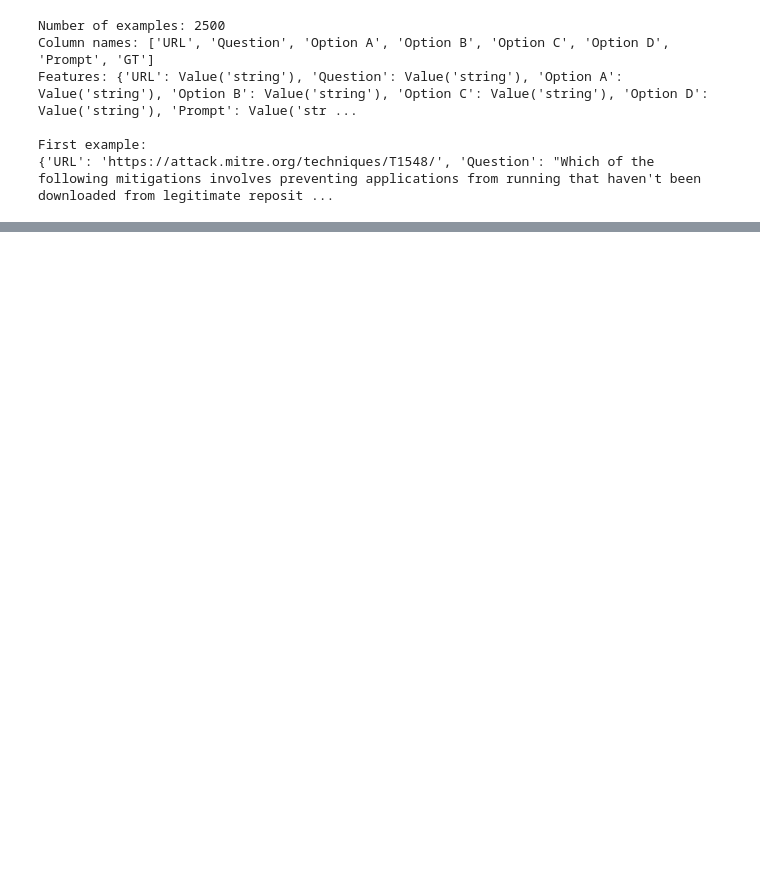
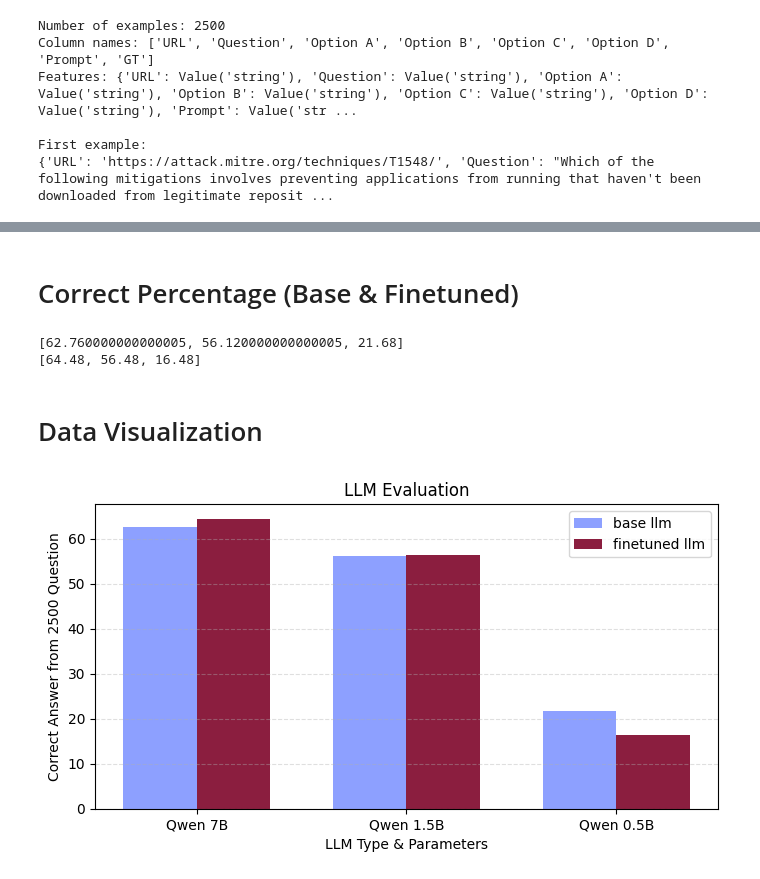
Before and after one commit to arizki787/ContinuedPretrainingLLM, a Jupyter notebook: LLM_PERFORMANCE_EVAL.ipynb, the cells around one changed output, grey strips where cells are left out. Saved outputs shown, nothing was run; the diff lists cells and outputs as text; code cells hidden in the pictures; blank space fills up the shorter version.

Commit message:
update : evaluation code (LLM_PERFORMANCE_EVAL), GGUF LLM (DELETED SOON). TODO : 1. analysis the result of the benchmark. 2. add graph for resource usage when training

```diff
--- a/LLM_PERFORMANCE_EVAL.ipynb
+++ b/LLM_PERFORMANCE_EVAL.ipynb
@@ -86,0 +37,22 @@ print(correct/2500*100)
+# %%
+response_base_path = [
+    "/mnt/d/Projects/CysecLLM/ContinuedPretrainingLLM/results/cti-mcq_Qwen2.5-7B-base_result.txt",
+    # "/mnt/d/Projects/CysecLLM/ContinuedPretrainingLLM/results/cti-mcq_Mistral-7B-base_result.txt",
+    # "/mnt/d/Projects/CysecLLM/ContinuedPretrainingLLM/results/cti-mcq_Qwen2.5-4B-base_result.txt",
+    # "/mnt/d/Projects/CysecLLM/ContinuedPretrainingLLM/results/cti-mcq_Mistral-4B-base_result.txt",
+    # "/mnt/d/Projects/CysecLLM/ContinuedPretrainingLLM/results/cti-mcq_Qwen2.5-4B-base_result.txt",
+    "/mnt/d/Projects/CysecLLM/ContinuedPretrainingLLM/results/cti-mcq_Qwen2.5-1.5B-base_result.txt",
+    "/mnt/d/Projects/CysecLLM/ContinuedPretrainingLLM/results/cti-mcq_Qwen2.5-0.5B-base_result.txt",
+]
+
+response_fintuned_path = [
+    "/mnt/d/Projects/CysecLLM/ContinuedPretrainingLLM/results/cti-mcq_Qwen2.5-7B-finetuned_result.txt",
+    # "/mnt/d/Projects/CysecLLM/ContinuedPretrainingLLM/results/cti-mcq_Mistral-7B-finetuned_result.txt",
+    # "/mnt/d/Projects/CysecLLM/ContinuedPretrainingLLM/results/cti-mcq_Qwen2.5-4B-finetuned_result.txt",
+    # "/mnt/d/Projects/CysecLLM/ContinuedPretrainingLLM/results/cti-mcq_Mistral-4B-finetuned_result.txt",
+    # "/mnt/d/Projects/CysecLLM/ContinuedPretrainingLLM/results/cti-mcq_Qwen2.5-4B-finetuned_result.txt",
+    "/mnt/d/Projects/CysecLLM/ContinuedPretrainingLLM/results/cti-mcq_Qwen2.5-1.5B-finetuned_result.txt",
+    "/mnt/d/Projects/CysecLLM/ContinuedPretrainingLLM/results/cti-mcq_Qwen2.5-0.5B-finetuned_result.txt",
+]
+# %% [markdown]
+# Correct Percentage (Base & Finetuned)
@@ -86,0 +87,32 @@ print(correct/2500*100)
+# %%
+print(llm_result_base)
+print(llm_result_finetuned)
+# %% [output]
+[62.760000000000005, 56.120000000000005, 21.68]
+[64.48, 56.48, 16.48]
+# %% [markdown]
+# Data Visualization
+# %%
+labels = ['Qwen 7B', 'Qwen 1.5B', 'Qwen 0.5B']
+x = np.arange(len(labels))
+width = 0.35
+
+plt.figure(figsize=(7,4))
+plt.bar(x - width/2, llm_result_base, width=width,
+        color='#8da0ff', label='base llm')
+
+plt.bar(x + width/2, llm_result_finetuned, width=width,
+        color='#8b1e3f', label='finetuned llm')
+
+plt.xlabel("LLM Type & Parameters")
+plt.ylabel("Correct Answer from 2500 Question")
+plt.title("LLM Evaluation")
+
+plt.legend()
+plt.xticks(x, labels)
+plt.grid(axis='y', linestyle='--', alpha=0.4)
+
+plt.tight_layout()
+plt.show()
+# %% [output]
+[figure, added]
```
Also changed, not shown: parts of 10 cells of this notebook, 5 other files.
